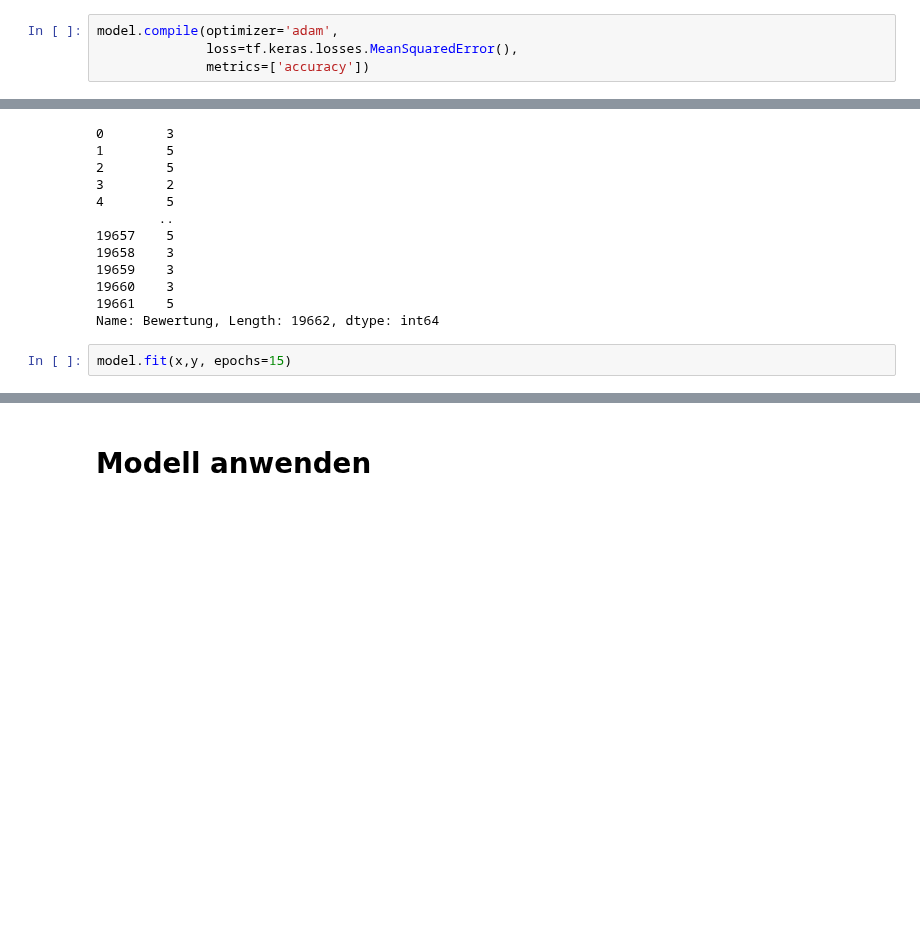
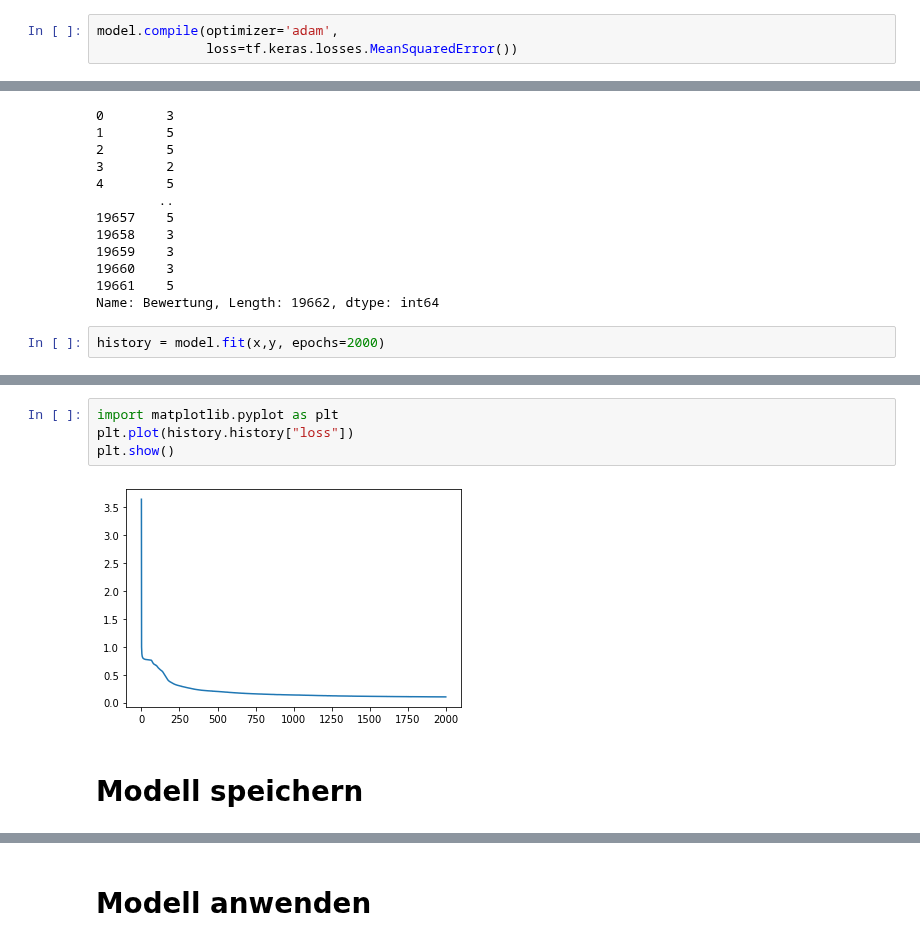
Before and after one commit to juebrauer/central, a Jupyter notebook: 021_einfuehrung_ml_textverarbeitung/einfuehrung_ml_textverarbeitung.ipynb, the cells around one changed output, grey strips where cells are left out. Cells and saved outputs as stored; diff of their text form; blank space fills up the shorter version.

Commit message:
Trained the network for 2000 epochs and then tested it. Works quite well.

```diff
--- a/021_einfuehrung_ml_textverarbeitung/einfuehrung_ml_textverarbeitung.ipynb
+++ b/021_einfuehrung_ml_textverarbeitung/einfuehrung_ml_textverarbeitung.ipynb
@@ -207,8 +224,7 @@ model = Sequential([
 ])
 # %%
 model.compile(optimizer='adam',
-              loss=tf.keras.losses.MeanSquaredError(),
-              metrics=['accuracy'])
+              loss=tf.keras.losses.MeanSquaredError())
 # %% [markdown]
 # Modell trainieren
 # %%
@@ -244,5 +260,5 @@ y
 19661    5
 Name: Bewertung, Length: 19662, dtype: int64
 # %%
-model.fit(x,y, epochs=15)
+history = model.fit(x,y, epochs=2000)
 # %% [output]
@@ -266,0 +295,8 @@ Epoch 15/15
+# %%
+import matplotlib.pyplot as plt
+plt.plot(history.history["loss"])
+plt.show()
+# %% [output]
+[figure, added]
+# %% [markdown]
+# Modell speichern
```
Also changed, not shown: parts of 6 cells of this notebook.
